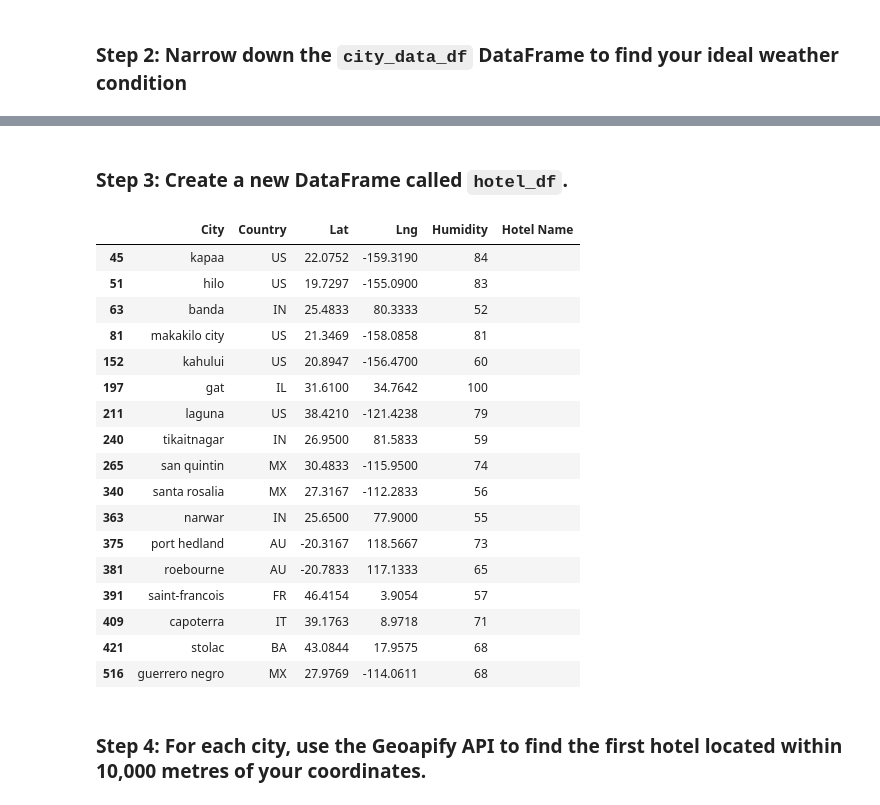
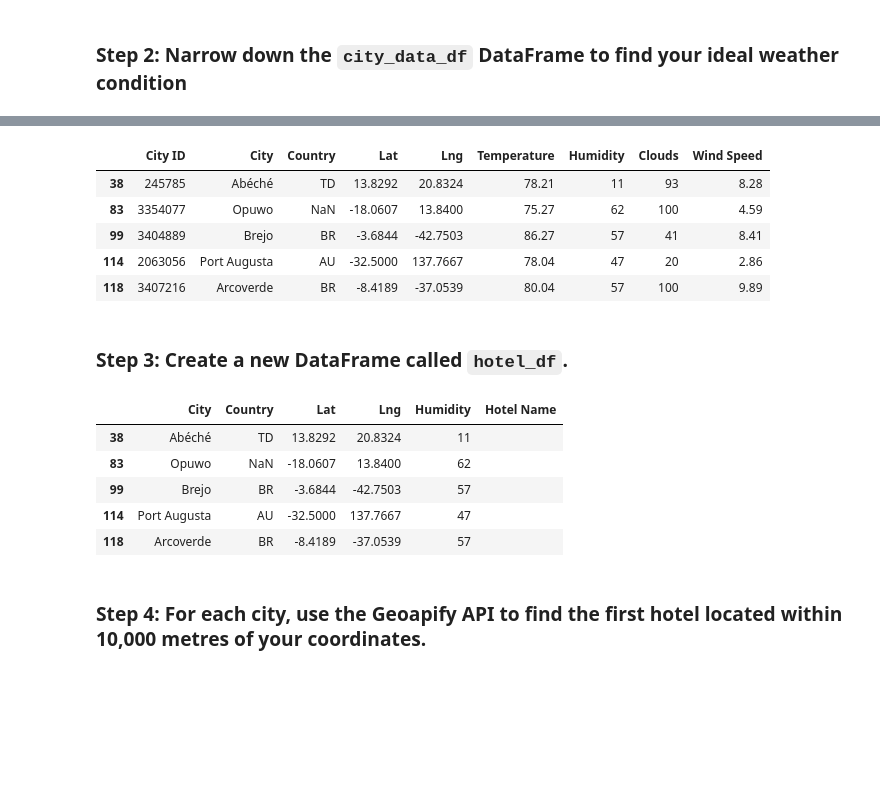
Before and after one commit to Kajal3799/python-api-challenge, a Jupyter notebook: VacationPy/VacationPy.ipynb, the cells around one changed output, grey strips where cells are left out. Saved outputs shown, nothing was run; the diff lists cells and outputs as text; code cells hidden in the pictures; blank space fills up the shorter version.

```diff
--- a/VacationPy/VacationPy.ipynb
+++ b/VacationPy/VacationPy.ipynb
@@ -16,6 +19,6 @@ from api_keys import geoapify_key
 # %%
 # Load the CSV file created in Part 1 into a Pandas DataFrame
-city_data_df = pd.read_csv("../WeatherPy/Output/city_weather.csv"))
+city_data_df = pd.read_csv("../WeatherPy/Output/city_weather.csv")
 
 # Display sample data
 city_data_df
@@ -68,33 +67,36 @@ TypeError: read_csv() missing 1 required positional argument: 'filepath_or_buffe
+# %%
+# Narrow down cities that fit criteria and drop any results with null values
+
+temp_df = city_data_df[(city_data_df["Temperature"] >= 75) & (city_data_df["Temperature"] <= 90)]
+wind_df = temp_df[temp_df["Wind Speed"] <= 10]
+weather_df = wind_df[wind_df["Clouds"] <=10]
+weather_df = wind_df[wind_df["Humidity"] <=70]
+weather_df.head()
+# %% [output]
+|  | City ID | City | Country | Lat | Lng | Temperature | Humidity | Clouds | Wind Speed |
+| 38 | 245785 | Abéché | TD | 13.8292 | 20.8324 | 78.21 | 11 | 93 | 8.28 |
+| 83 | 3354077 | Opuwo | NaN | -18.0607 | 13.8400 | 75.27 | 62 | 100 | 4.59 |
+| 99 | 3404889 | Brejo | BR | -3.6844 | -42.7503 | 86.27 | 57 | 41 | 8.41 |
+| 114 | 2063056 | Port Augusta | AU | -32.5000 | 137.7667 | 78.04 | 47 | 20 | 2.86 |
+| 118 | 3407216 | Arcoverde | BR | -8.4189 | -37.0539 | 80.04 | 57 | 100 | 9.89 |
 # %% [markdown]
 ### Step 3: Create a new DataFrame called `hotel_df`.
 # %%
 # Use the Pandas copy function to create DataFrame called hotel_df to store the city, country, coordinates, and humidity
-# YOUR CODE HERE
+hotel_df = weather_df.drop(columns = ["City ID", "Temperature", "Clouds", "Wind Speed"]).copy()
 
 # Add an empty column, "Hotel Name," to the DataFrame so you can store the hotel found using the Geoapify API
-# YOUR CODE HERE
+hotel_df['Hotel Name'] = ""
 
 # Display sample data
-# YOUR CODE HERE
+hotel_df.head()
 # %% [output]
 |  | City | Country | Lat | Lng | Humidity | Hotel Name |
-| 45 | kapaa | US | 22.0752 | -159.3190 | 84 |  |
-| 51 | hilo | US | 19.7297 | -155.0900 | 83 |  |
-| 63 | banda | IN | 25.4833 | 80.3333 | 52 |  |
-| 81 | makakilo city | US | 21.3469 | -158.0858 | 81 |  |
-| 152 | kahului | US | 20.8947 | -156.4700 | 60 |  |
-| 197 | gat | IL | 31.6100 | 34.7642 | 100 |  |
-| 211 | laguna | US | 38.4210 | -121.4238 | 79 |  |
-| 240 | tikaitnagar | IN | 26.9500 | 81.5833 | 59 |  |
-| 265 | san quintin | MX | 30.4833 | -115.9500 | 74 |  |
-| 340 | santa rosalia | MX | 27.3167 | -112.2833 | 56 |  |
-| 363 | narwar | IN | 25.6500 | 77.9000 | 55 |  |
-| 375 | port hedland | AU | -20.3167 | 118.5667 | 73 |  |
-| 381 | roebourne | AU | -20.7833 | 117.1333 | 65 |  |
-| 391 | saint-francois | FR | 46.4154 | 3.9054 | 57 |  |
-| 409 | capoterra | IT | 39.1763 | 8.9718 | 71 |  |
-| 421 | stolac | BA | 43.0844 | 17.9575 | 68 |  |
-| 516 | guerrero negro | MX | 27.9769 | -114.0611 | 68 |  |
+| 38 | Abéché | TD | 13.8292 | 20.8324 | 11 |  |
+| 83 | Opuwo | NaN | -18.0607 | 13.8400 | 62 |  |
+| 99 | Brejo | BR | -3.6844 | -42.7503 | 57 |  |
+| 114 | Port Augusta | AU | -32.5000 | 137.7667 | 47 |  |
+| 118 | Arcoverde | BR | -8.4189 | -37.0539 | 57 |  |
 # %% [markdown]
 ### Step 4: For each city, use the Geoapify API to find the first hotel located within 10,000 metres of your coordinates.
 # %%
```
Also changed, not shown: parts of 8 cells of this notebook, 15 other files.
